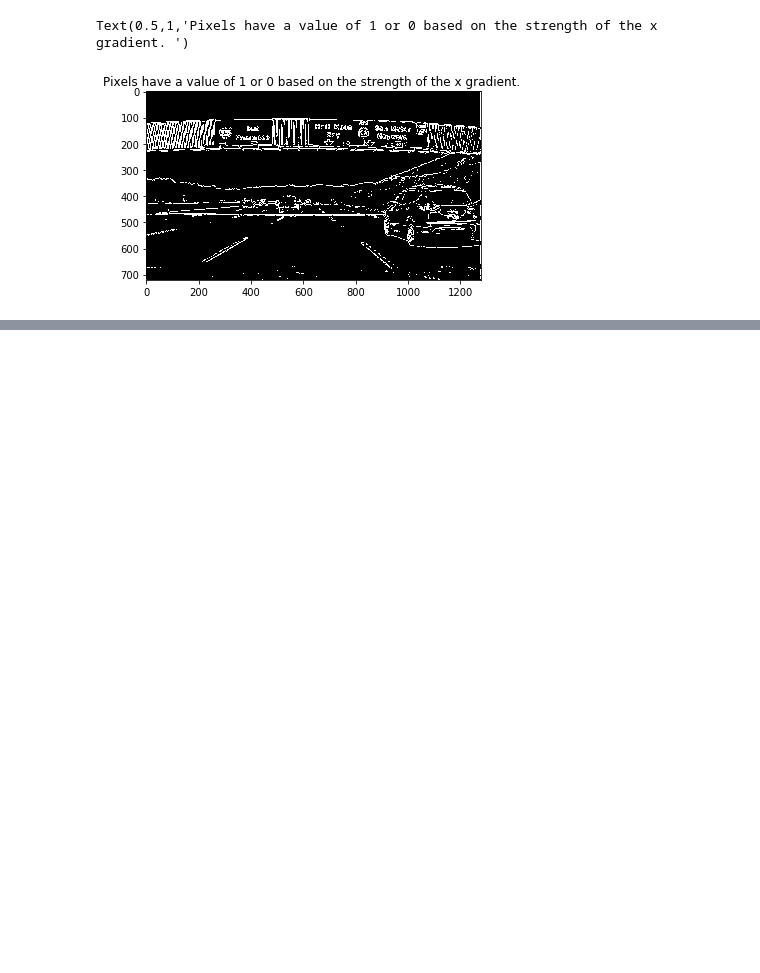
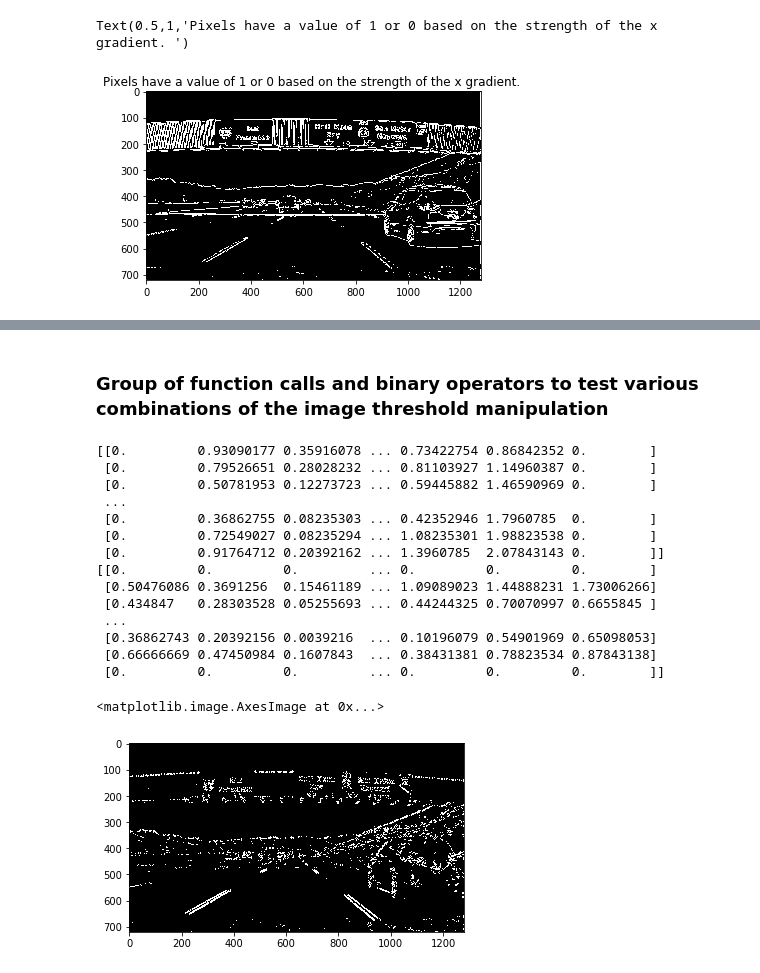
Before and after one commit to leclair-7/Robot-Simulator, a Jupyter notebook: ComputerVision/Sobel_operators.ipynb, the cells around one changed output, grey strips where cells are left out. Drawn from its saved outputs; the diff is of its cells as text; code cells hidden in the pictures; blank space fills up the shorter version.

```diff
--- a/ComputerVision/Sobel_operators.ipynb
+++ b/ComputerVision/Sobel_operators.ipynb
@@ -11,7 +11,7 @@ im = cv2.imread('curved-lane.jpg')
 # mpimg uses RGB
 # opencv uses BGR
 
-def abs_sobel_thresh(img, orient='x', thresh_min=0, thresh_max=255):
+def abs_sobel_thresh(img, orient='x', thresh=(0, 255) ):
 
     imgcopy = np.copy(img)
     gray = cv2.cvtColor(imgcopy, cv2.COLOR_BGR2GRAY)
@@ -31,10 +31,8 @@ def abs_sobel_thresh(img, orient='x', thresh_min=0, thresh_max=255):
     scaled_sobel = np.uint8(255*abs_sobel/np.max(abs_sobel))
 
     #numpy zeros_like --> Returns an array of zeros with the same shape and type as a given array.
-    '''
-    thresh_min = 20
-    thresh_max = 100
-    '''
+    thresh_min = thresh[0]
+    thresh_max = thresh[1]
 
     #new image array with zeros
     sxbinary = np.zeros_like(scaled_sobel)
@@ -43,7 +41,7 @@ def abs_sobel_thresh(img, orient='x', thresh_min=0, thresh_max=255):
     sxbinary[(scaled_sobel >= thresh_min) & (scaled_sobel <= thresh_max)] = 1
 
     return sxbinary
-sobeled_image = abs_sobel_thresh(im,'x',20,100)
+sobeled_image = abs_sobel_thresh(im,'x',(20,100) )
 plt.imshow(sxbinary, cmap='gray')
 plt.title("Pixels have a value of 1 or 0 based on the strength of the x gradient. ")
 # %% [output]
@@ -142,0 +140,31 @@ Text(0.5,1,'Direction of the Gradient')
+# %% [markdown]
+### Group of function calls and binary operators to test various combinations of the image threshold manipulation
+# %%
+tester = mpimg.imread("signs_vehicles_xygrad.png")
+
+
+dir_binary = direction_threshold(tester, sobel_kernel=15, thresh=(0.7, 1.3))
+mag_binary = mag_thresh(tester, sobel_kernel=9, mag_thresh=(20, 100))
+gradx = abs_sobel_thresh(tester, orient='x', thresh=(20,100))
+grady = abs_sobel_thresh(tester, orient='y', thresh=(20,100))
+
+combined = np.zeros_like(tester)
+combined[ ((gradx == 1) & (grady == 1)) |((mag_binary == 1) & (dir_binary == 1))] = 1
+plt.imshow(combined)
+# %% [output]
+[[0.         0.93090177 0.35916078 ... 0.73422754 0.86842352 0.        ]
+ [0.         0.79526651 0.28028232 ... 0.81103927 1.14960387 0.        ]
+ [0.         0.50781953 0.12273723 ... 0.59445882 1.46590969 0.        ]
+ ...
+ [0.         0.36862755 0.08235303 ... 0.42352946 1.7960785  0.        ]
+ [0.         0.72549027 0.08235294 ... 1.08235301 1.98823538 0.        ]
+ [0.         0.91764712 0.20392162 ... 1.3960785  2.07843143 0.        ]]
+[[0.         0.         0.         ... 0.         0.         0.        ]
+ [0.50476086 0.3691256  0.15461189 ... 1.09089023 1.44888231 1.73006266]
+ [0.434847   0.28303528 0.05255693 ... 0.44244325 0.70070997 0.6655845 ]
+ ...
+ [0.36862743 0.20392156 0.0039216  ... 0.10196079 0.54901969 0.65098053]
+ [0.66666669 0.47450984 0.1607843  ... 0.38431381 0.78823534 0.87843138]
+ [0.         0.         0.         ... 0.         0.         0.        ]]
+<matplotlib.image.AxesImage at 0x...>
+[figure, added]
```
Also changed, not shown: parts of 10 cells of this notebook.
